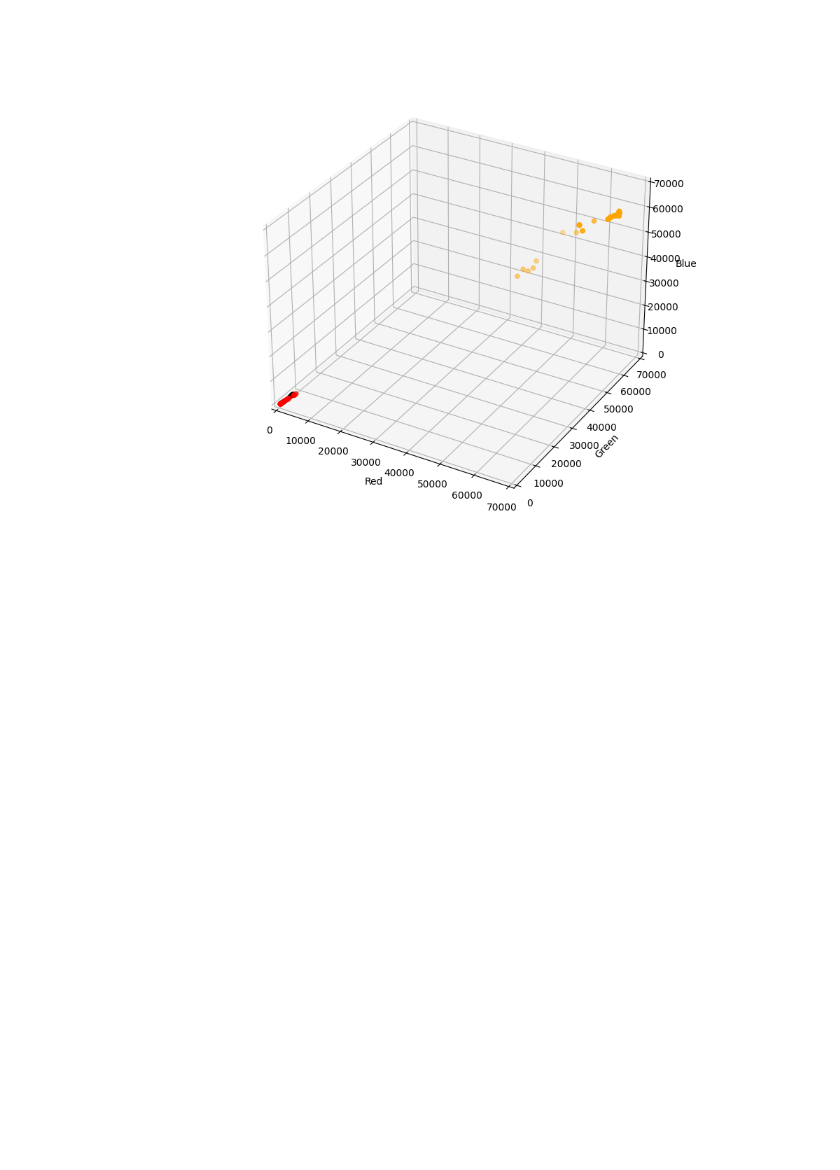
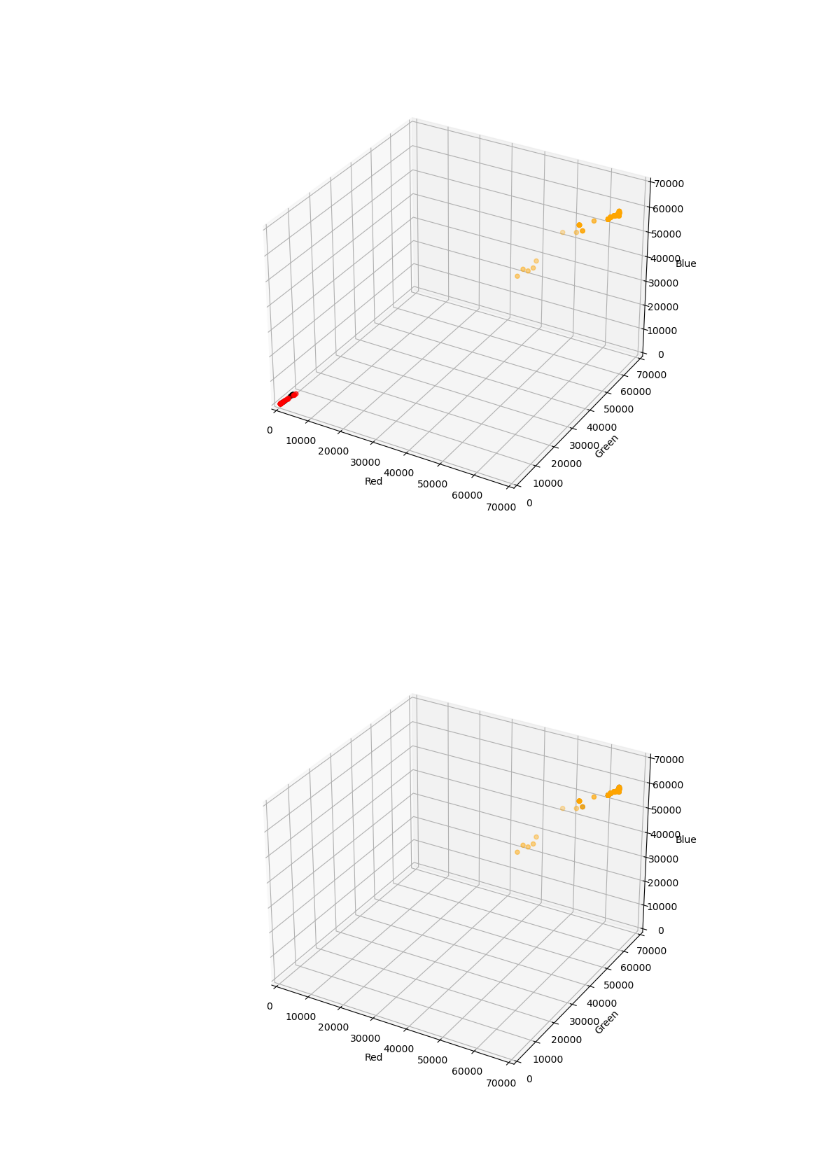
Before and after one commit to DimitarKV/CBLEmbedded, a Jupyter notebook: Orchestrator/Orchestrator.Portal/PointPlot/3DViewColorSensor.ipynb, the cells around one changed output. Cells and saved outputs as stored; diff of their text form; code cells hidden in the pictures; blank space fills up the shorter version.

```diff
--- a/Orchestrator/Orchestrator.Portal/PointPlot/3DViewColorSensor.ipynb
+++ b/Orchestrator/Orchestrator.Portal/PointPlot/3DViewColorSensor.ipynb
@@ -7,7 +10,7 @@ import numpy as np
 # %%
-dfWhite = pd.read_csv('../white.csv')
-dfEmpty = pd.read_csv('../empty.csv')
-dfBlack = pd.read_csv('../black.csv')
+dfWhite = pd.read_csv('white.csv')
+dfEmpty = pd.read_csv('empty.csv')
+dfBlack = pd.read_csv('black.csv')
 #dfConveyor = pd.read_csv('data4.csv')
 dfWhite.head(100)
 # %% [output]
@@ -64,3 +67,23 @@ fg3 = ax.scatter3D(dfBlack['Red'], dfBlack['Green'], dfBlack['Blue'], color='bla
 #fg4 = ax.scatter3D(dfConveyor['r'], dfConveyor['g'], dfConveyor['b'])
 # %% [output]
 [figure]
+# %%
+dfWhite_train, dfWhite_test = train_test_split(dfWhite, test_size=0.2, random_state=50000)
+# %%
+%matplotlib widget
+plt.figure(figsize=(10,8))
+ax = plt.axes(projection='3d')
+ax.set_xlim(0, 70000)
+ax.set_ylim(0, 70000)
+ax.set_zlim(0, 70000)
+ax.set_xlabel("Red")
+ax.set_ylabel("Green")
+ax.set_zlabel("Blue")
+
+fg1 = ax.scatter3D(dfWhite_train['Red'], dfWhite_train['Green'], dfWhite_train['Blue'], color='orange')
+
+fg2 = ax.scatter3D(dfWhite_test['Red'], dfWhite_test['Green'], dfWhite_test['Blue'], color='black')
+
+#fg3 = ax.scatter3D(dfBlack['Red'], dfBlack['Green'], dfBlack['Blue'], color='black')
+# %% [output]
+[figure, added]
```
Also changed, not shown: parts of 6 cells of this notebook.
